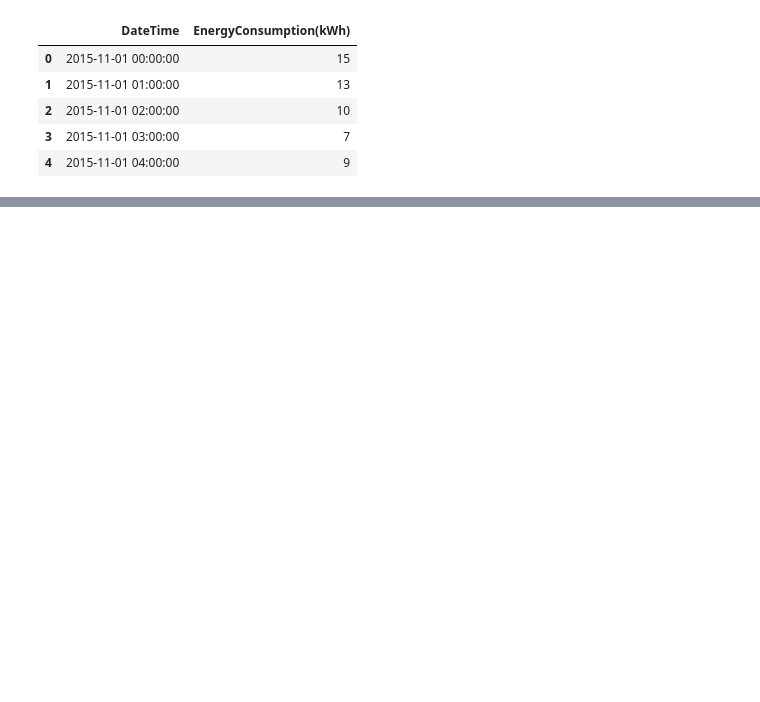
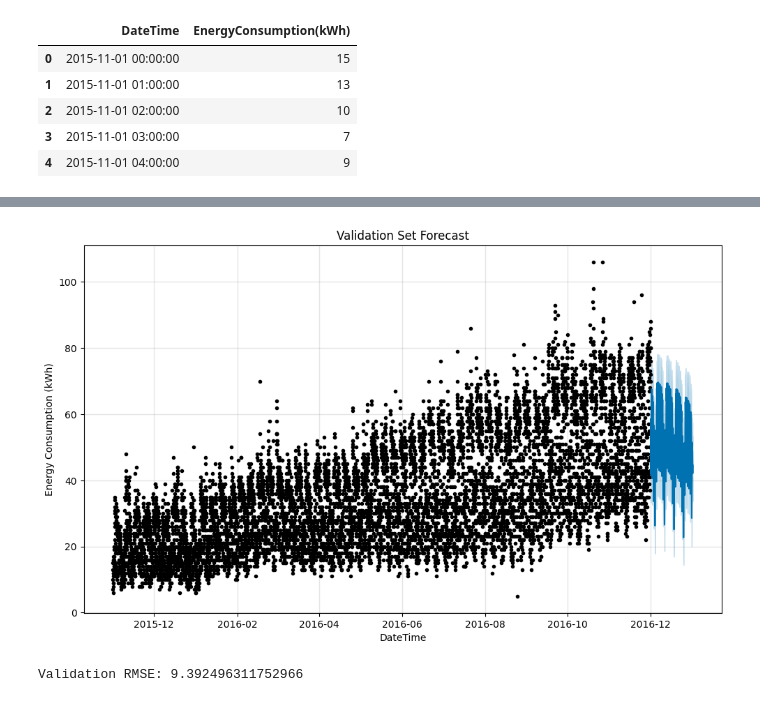
Before and after one commit to Adel2411/energy-consumption-prediction, a Jupyter notebook: prophet_model.ipynb, the cells around one changed output, grey strips where cells are left out. Cells and saved outputs as stored; diff of their text form; code cells hidden in the pictures; blank space fills up the shorter version.

Commit message:
Restored prophet_model notebook to the best score

```diff
--- a/prophet_model.ipynb
+++ b/prophet_model.ipynb
@@ -241,0 +87,27 @@ final_model.fit(train_data)
+# %%
+# Initialize the Prophet model
+# model = Prophet()
+
+# Initialize the Prophet model with tuned hyperparameters
+# model = Prophet(
+#     changepoint_prior_scale=best_params['changepoint_prior_scale'],
+#     seasonality_prior_scale=best_params['seasonality_prior_scale'],
+#     yearly_seasonality=True,
+#     weekly_seasonality=True,
+#     daily_seasonality=True
+# )
+model = Prophet(
+    changepoint_prior_scale=0.001,
+    seasonality_prior_scale=0.1,
+    yearly_seasonality=True,
+    weekly_seasonality=True,
+    daily_seasonality=True
+)
+
+# Add additional regressors
+model.add_regressor('hour')
+model.add_regressor('day_of_week')
+model.add_regressor('month')
+
+# Fit the model on the training data
+model.fit(train)
@@ -242,3 +118,23 @@ final_model.fit(train_data)
+# %%
+# Validate the model on the validation set
+val_forecast = model.predict(val)
+
+# Visualize the forecast on the validation set
+fig = model.plot(val_forecast)
+plt.title('Validation Set Forecast')
+plt.xlabel('DateTime')
+plt.ylabel('Energy Consumption (kWh)')
+plt.show()
+
+# Calculate RMSE on the validation set
+from sklearn.metrics import mean_squared_error
+import numpy as np
+
+rmse = np.sqrt(mean_squared_error(val['y'], val_forecast['yhat']))
+print(f'Validation RMSE: {rmse}')
+# %% [output]
+[figure, added]
+Validation RMSE: 9.392496311752966
 # %%
 # Load the test data
 test_data = pd.read_csv('data/test_energy.csv')
```
Also changed, not shown: parts of 20 cells of this notebook.
